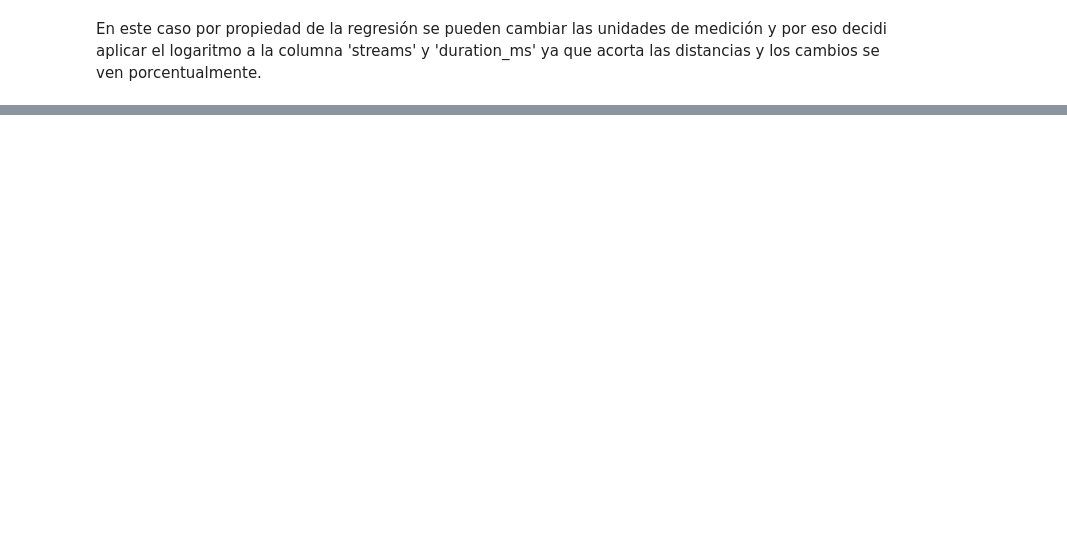
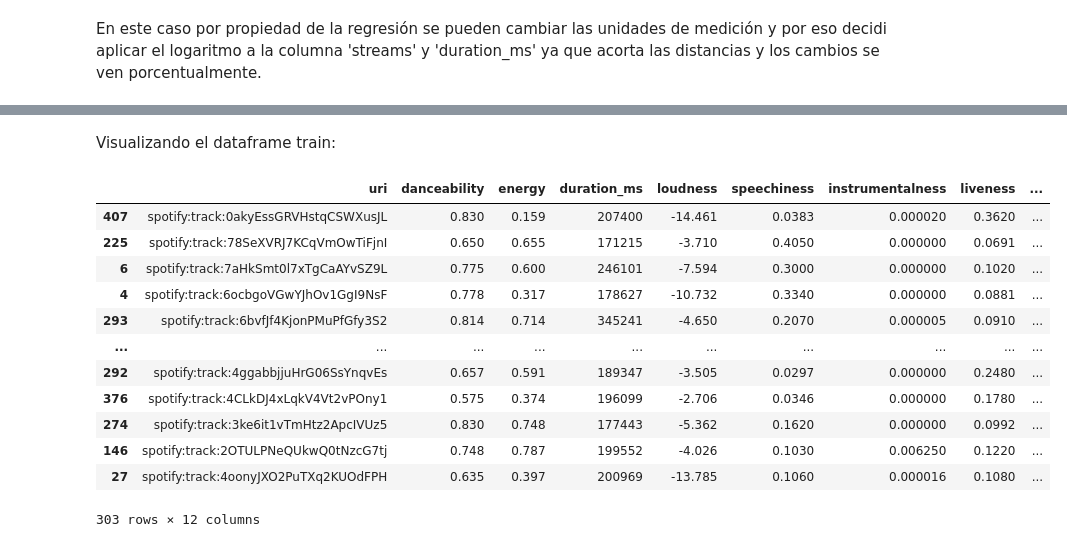
Before and after one commit to JesusRosales1309/Spoty-project, a Jupyter notebook: notebooks/Todo_en_uno.ipynb, the cells around one changed output, grey strips where cells are left out. Drawn from its saved outputs; the diff is of its cells as text; code cells hidden in the pictures; blank space fills up the shorter version.

```diff
--- a/notebooks/Todo_en_uno.ipynb
+++ b/notebooks/Todo_en_uno.ipynb
@@ -440,0 +354,8 @@ pred_y_df[100:110]
+# %%
+from sklearn.model_selection import train_test_split
+import pandas as pd
+import numpy as np
+songs=pd.read_parquet("../data/processed/Streamsfeatures.parquet")
+songs['logstreams'] = np.log(songs['streams'])
+songs=songs.drop(columns=['streams'])
+songs.head()
@@ -440,0 +371,7 @@ pred_y_df[100:110]
+# %%
+rest, test = train_test_split(songs, test_size=0.15, shuffle=True)
+train, val = train_test_split(rest, test_size=0.20, shuffle=True)
+
+distributions = np.array([len(train), len(val),len(test)])
+print(distributions)
+print(distributions/len(songs))
@@ -440,0 +456,18 @@ pred_y_df[100:110]
+# %% [markdown]
+Visualizando el dataframe train:
+# %%
+train
+# %% [output]
+|  | uri | danceability | energy | duration_ms | loudness | speechiness | instrumentalness | liveness | ... |
+| 407 | spotify:track:0akyEssGRVHstqCSWXusJL | 0.830 | 0.159 | 207400 | -14.461 | 0.0383 | 0.000020 | 0.3620 | ... |
+| 225 | spotify:track:78SeXVRJ7KCqVmOwTiFjnI | 0.650 | 0.655 | 171215 | -3.710 | 0.4050 | 0.000000 | 0.0691 | ... |
+| 6 | spotify:track:7aHkSmt0l7xTgCaAYvSZ9L | 0.775 | 0.600 | 246101 | -7.594 | 0.3000 | 0.000000 | 0.1020 | ... |
+| 4 | spotify:track:6ocbgoVGwYJhOv1GgI9NsF | 0.778 | 0.317 | 178627 | -10.732 | 0.3340 | 0.000000 | 0.0881 | ... |
+| 293 | spotify:track:6bvfJf4KjonPMuPfGfy3S2 | 0.814 | 0.714 | 345241 | -4.650 | 0.2070 | 0.000005 | 0.0910 | ... |
+| ... | ... | ... | ... | ... | ... | ... | ... | ... | ... |
+| 292 | spotify:track:4ggabbjjuHrG06SsYnqvEs | 0.657 | 0.591 | 189347 | -3.505 | 0.0297 | 0.000000 | 0.2480 | ... |
+| 376 | spotify:track:4CLkDJ4xLqkV4Vt2vPOny1 | 0.575 | 0.374 | 196099 | -2.706 | 0.0346 | 0.000000 | 0.1780 | ... |
+| 274 | spotify:track:3ke6it1vTmHtz2ApcIVUz5 | 0.830 | 0.748 | 177443 | -5.362 | 0.1620 | 0.000000 | 0.0992 | ... |
+| 146 | spotify:track:2OTULPNeQUkwQ0tNzcG7tj | 0.748 | 0.787 | 199552 | -4.026 | 0.1030 | 0.006250 | 0.1220 | ... |
+| 27 | spotify:track:4oonyJXO2PuTXq2KUOdFPH | 0.635 | 0.397 | 200969 | -13.785 | 0.1060 | 0.000016 | 0.1080 | ... |
+303 rows × 12 columns
```
Also changed, not shown: parts of 74 cells of this notebook, 1 other file.
